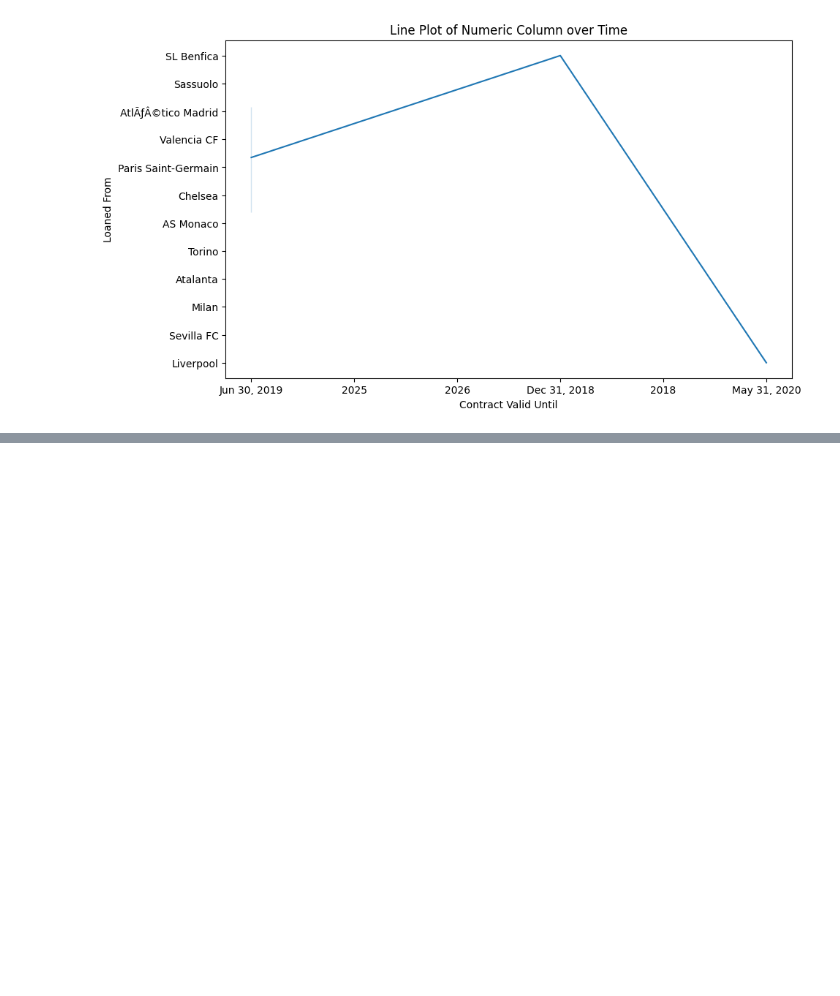
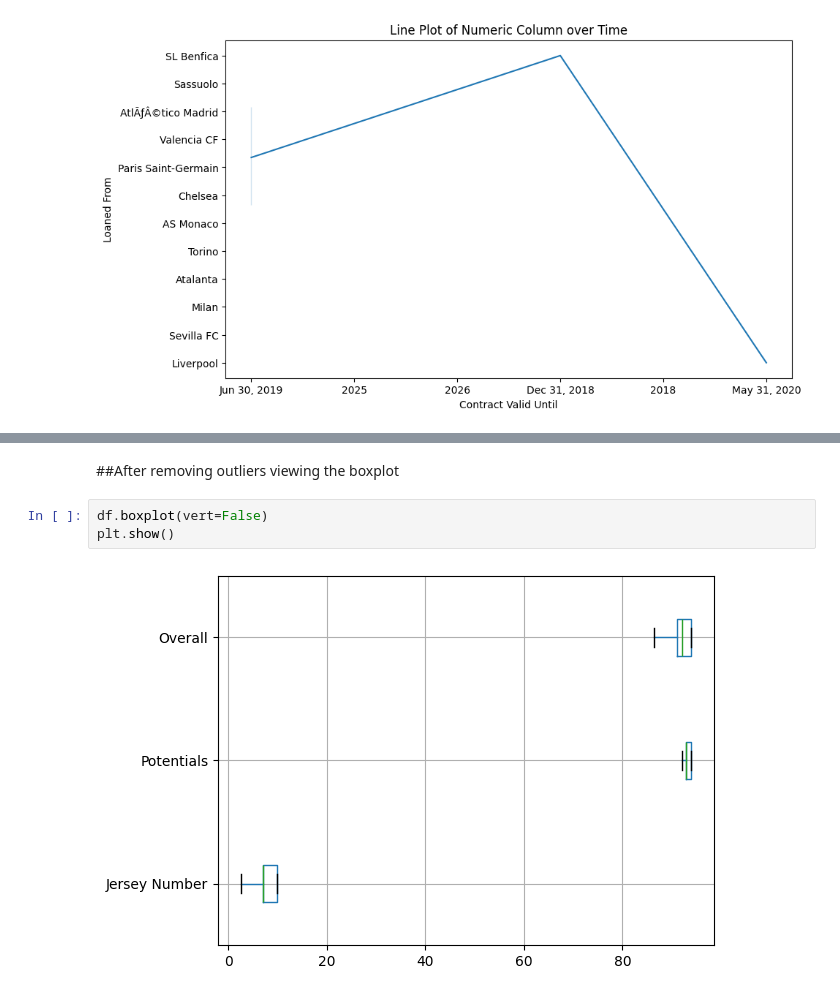
Before and after one commit to Manitheboss/Sports-Data-Analysis, a Jupyter notebook: Main_Project_Sports_Data_Analysis.ipynb, the cells around one changed output, grey strips where cells are left out. Drawn from its saved outputs; the diff is of its cells as text; blank space fills up the shorter version.

```diff
--- a/Main_Project_Sports_Data_Analysis.ipynb
+++ b/Main_Project_Sports_Data_Analysis.ipynb
@@ -178,0 +261,7 @@ plt.show()
+# %% [markdown]
+##After removing outliers viewing the boxplot
+# %%
+df.boxplot(vert=False)
+plt.show()
+# %% [output]
+[figure, added]
```
Also changed, not shown: parts of 10 cells of this notebook.
